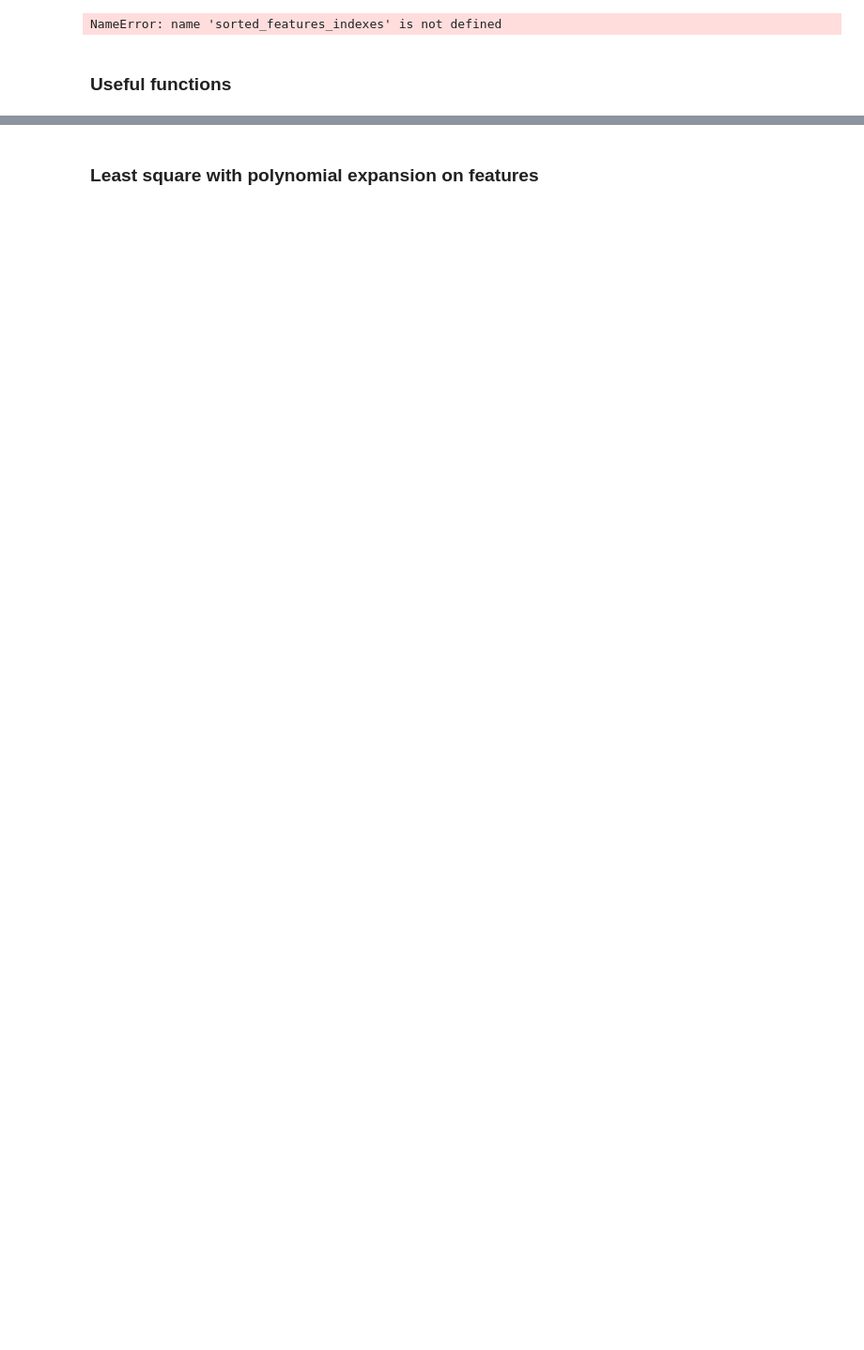
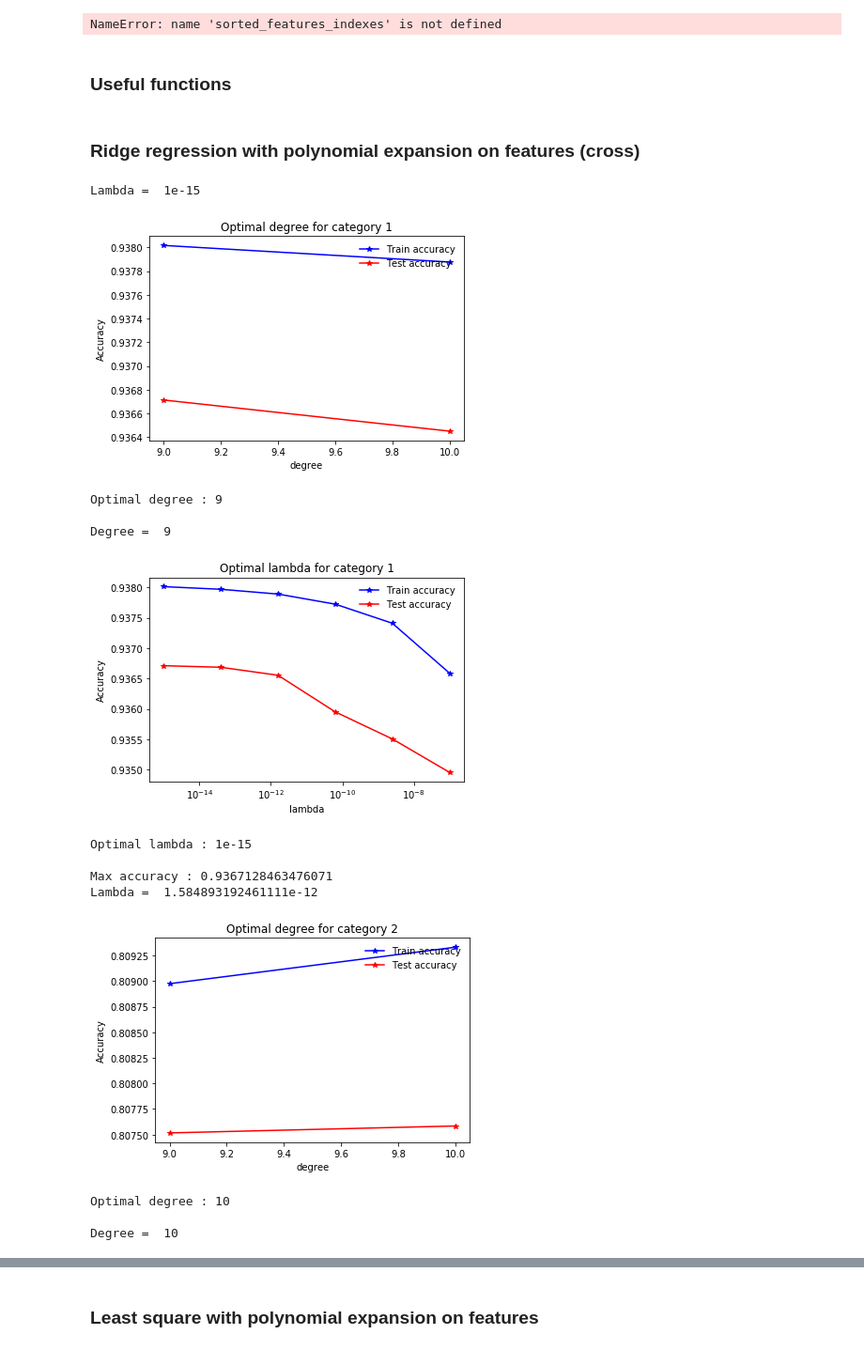
Before and after one commit to jlabhard/ML_course, a Jupyter notebook: projects/project1/scripts/project1.ipynb, the cells around one changed output, grey strips where cells are left out. Shown at 94% size. Saved outputs shown, nothing was run; the diff lists cells and outputs as text; code cells hidden in the pictures; blank space fills up the shorter version.

Commit message:
added the other funcs, modularized analysis, modification on ridge lingalg.pinv

```diff
--- a/projects/project1/scripts/project1.ipynb
+++ b/projects/project1/scripts/project1.ipynb
@@ -254,7 +258,7 @@ def build_k_indices(y, k_fold, seed):
 Doing k-fold cross validation for the parameter(s) entered.
 Return the average accuracy obtained for the training and testing set
 '''
-def cross_validation(k_fold, method, y, tx,  degree = 1, lambda_ = 0, max_iters = 1, gamma = 0):
+def cross_validation(k_fold, method, y, tx,  degree = 1, lambda_ = 0, max_iters = 1, gamma = 0, cross = False):
 
     # define lists to store the accuracy of training data and test data for the given parameter
     acc_tr_param = []
@@ -263,7 +267,11 @@ def cross_validation(k_fold, method, y, tx,  degree = 1, lambda_ = 0, max_iters
     # split data in k fold
     k_indices = build_k_indices(y, k_fold, seed = 2)
     # feature expansion
-    tx_poly = build_multi_poly(tx, degree)
+    if cross:
+        tx_poly = build_all(tx, degree)
+    else:
+        tx_poly = build_multi_poly(tx, degree)
+
     initial_w = np.zeros(tx_poly.shape[1])
 
     for k in range(k_fold):
@@ -292,7 +300,7 @@ method is the function that compute the weights and the loss.
 Return the optimal parameters: degree, lambda, gamma (if only a subset of the parameters is used, consider only
 the wanted parameters and others are just default values)
 '''
-def determine_parameter(method, tx, y, degrees = [1], lambdas = [0], gammas = [0], k_fold = 4, max_iters = 1, name = 'x'):
+def determine_parameter(method, tx, y, cross, degrees = [1], lambdas = [0], gammas = [0], k_fold = 4, max_iters = 1, name = 'x'):
 
     # define a matrix to store the accuracy of training data and test data
     acc_tr_matrix = np.zeros(shape = (len(degrees), len(lambdas), len(gammas)))
@@ -301,7 +309,7 @@ def determine_parameter(method, tx, y, degrees = [1], lambdas = [0], gammas = [0
     for h, degree in enumerate(degrees) :
         for i, lambda_ in enumerate(lambdas) :
             for j, gamma in enumerate(gammas) :
-                acc_tr_matrix[h, i, j], acc_te_matrix[h, i, j] = cross_validation(k_fold, method, y, tx,  degree, lambda_, max_iters, gamma )
+                acc_tr_matrix[h, i, j], acc_te_matrix[h, i, j] = cross_validation(k_fold, method, y, tx,  degree, lambda_, max_iters, gamma, cross)
 
     # find the indices of the maximum accuracy in 'acc_te_matrix'
     max_acc_index = np.unravel_index(acc_te_matrix.argmax(), acc_te_matrix.shape)
@@ -345,7 +353,7 @@ X: categorized dataset(X[0] represent the first category)
 Return all useful information of the model: optimal weights for each category, dataset
 matrix with feature expansion for each category, optimal parameters and the accuracy.
 '''
-def analyze_method(method, X, y, masks, degrees = [1], lambdas = [0], gammas = [0], max_iters = 1, k_fold = 4, name = "x") :
+def analyze_method(method, X, y, masks, degrees = [1], lambdas = [0], gammas = [0], max_iters = 1, k_fold = 4, name = "x", cross = False) :
     optimal_degree = np.zeros(X.shape[0], dtype = int)
     optimal_lambda = np.zeros(X.shape[0])
     optimal_gamma = np.zeros(X.shape[0])
@@ -359,7 +367,7 @@ def analyze_method(method, X, y, masks, degrees = [1], lambdas = [0], gammas = [
     # for each catagory fill in W and L.
     for i in range(X.shape[0]) :
         temp_name = name + str(i+1)
-        optimal_degree[i], optimal_lambda[i], optimal_gamma[i] = determine_parameter(method, X[i], y[masks[i]], degrees = degrees, lambdas = lambdas, gammas = gammas, max_iters = max_iters, k_fold = k_fold, name = temp_name)
+        optimal_degree[i], optimal_lambda[i], optimal_gamma[i] = determine_parameter(method, X[i], y[masks[i]], cross, degrees = degrees, lambdas = lambdas, gammas = gammas, max_iters = max_iters, k_fold = k_fold, name = temp_name)
         X_poly.append(build_multi_poly(X[i], optimal_degree[i]))
         initial_w = np.zeros(X_poly[i].shape[1])
         w_temp, l_temp = method(y[masks[i]], X_poly[i], optimal_lambda[i], initial_w, max_iters, optimal_gamma[i])
@@ -374,3 +382,22 @@ def analyze_method(method, X, y, masks, degrees = [1], lambdas = [0], gammas = [
     print("Accuracy with optimal parameters is :", accuracy * 100, '%')
 
     return W, X_poly, optimal_degree, optimal_lambda, optimal_gamma, accuracy
+# %% [markdown]
+### Ridge regression with polynomial expansion on features (cross)
+# %%
+W, X_poly, optimal_degree, optimal_lambda, optimal_gamma, accuracy = analyze_method(methods["ridge_regression"], X_normalized, y, masks, cross = True, degrees = np.arange(9, 11),lambdas = np.logspace(-15, -7, 6), name = "category ")
+# %% [output]
+Lambda =  1e-15
+[figure, added]
+Optimal degree : 9
+
+Degree =  9
+[figure, added]
+Optimal lambda : 1e-15
+
+Max accuracy : 0.9367128463476071
+Lambda =  1.584893192461111e-12
+[figure, added]
+Optimal degree : 10
+
+Degree =  10
```
Also changed, not shown: parts of 22 cells of this notebook, 1 other file.
